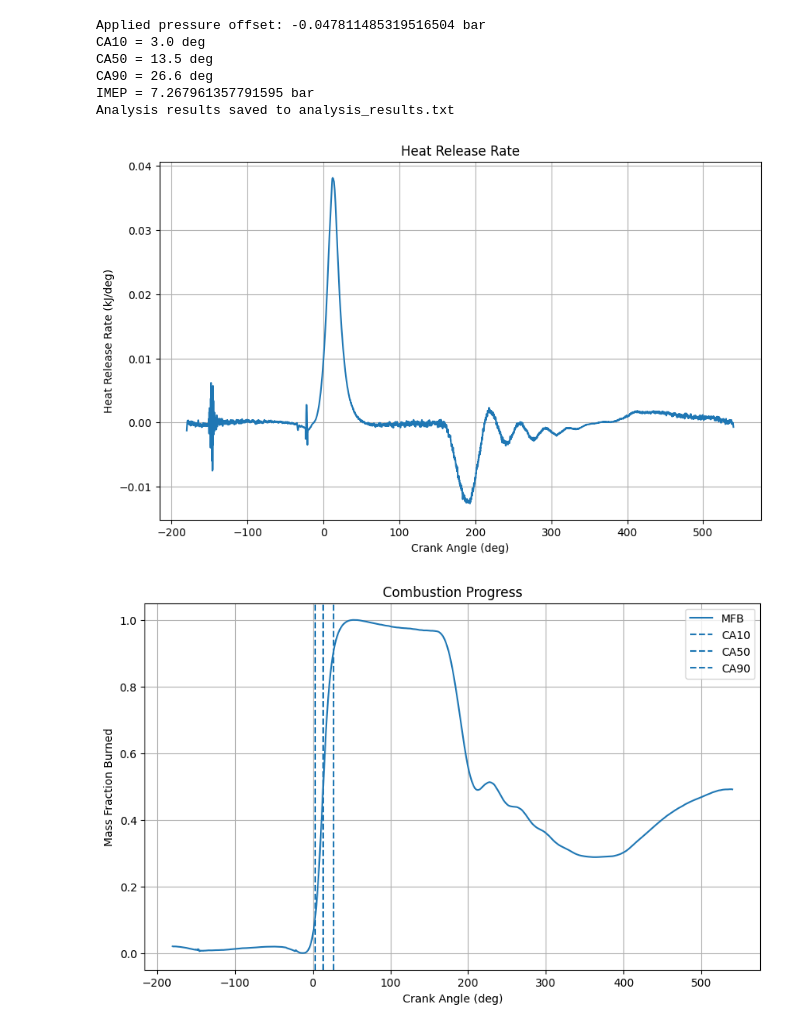
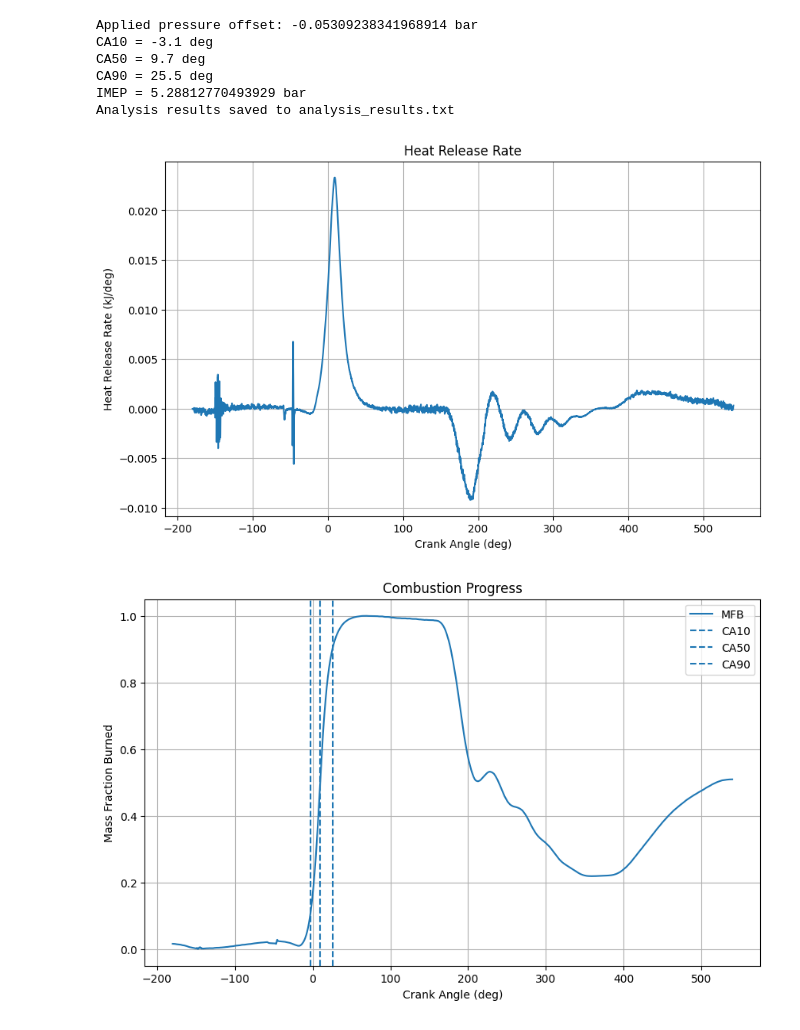
Before and after one commit to 2021tim/Analyze_Pressure_Profile, a Jupyter notebook: SOURCE/analyze_pressure_profile.ipynb, the cells around one changed output. Drawn from its saved outputs; the diff is of its cells as text; code cells hidden in the pictures.

```diff
--- a/SOURCE/analyze_pressure_profile.ipynb
+++ b/SOURCE/analyze_pressure_profile.ipynb
@@ -83,8 +83,9 @@ def combustion_solver(theta, p, V):
 # LOAD DATA
 # ------------------------------------------------
 
-file_path = "AR_MT_251017_11h31m56s_13542.txt"
-data = pd.read_csv(file_path, delim_whitespace=True, comment="#")
+file_path = "AR_MT_251028_16h41m51s_13581.txt"
+file_prefix = file_path.replace(".txt", "")
+data = pd.read_csv(file_path, sep='\s+', comment="#")
 
 theta = data["CAD[deg]"].to_numpy()
 p_cyl_bar = data["p_cyl[bar]"].to_numpy()
@@ -152,7 +153,7 @@ print("IMEP =", IMEP/1e5, "bar")
 
 output_data = np.column_stack([theta, p_filtered, gamma, T, HRR, CHR])
 header = "CAD[deg] p_filtered[Pa] gamma T[K] HRR[Pa*deg] CHR[Pa*deg]"
-np.savetxt("AR_MT_251017_11h31m56s_13542_analysis_results.txt", output_data, header=header, fmt="%.6e", comments='')
+np.savetxt(file_prefix + "_analysis_results.txt", output_data, header=header, fmt="%.6e", comments='')
 print("Analysis results saved to analysis_results.txt")
 
 # ------------------------------------------------
@@ -188,37 +189,37 @@ plt.grid()
 plt.show()
 
 plt.figure(figsize=(10,6))
 plt.plot(theta, gamma)
 plt.xlabel("Crank Angle (deg)")
 plt.ylabel("Gamma")
 plt.title("Specific Heat Ratio")
 plt.grid()
 plt.show()
 
 plt.figure(figsize=(10,6))
 plt.plot(V*1e6, p_filtered/1e5)
 plt.xlabel("Volume (cm³)")
 plt.ylabel("Pressure (bar)")
 plt.title("P-V Diagram")
 plt.grid()
 plt.show()
 
 plt.figure(figsize=(10,6))
 plt.plot(theta, p_cyl_bar, label="Original")
 plt.plot(theta, p_cyl_pegged/1e5, label="Pegged")
 plt.plot(theta, p_intake_bar, label="Intake")
 plt.xlabel("Crank Angle (deg)")
 plt.ylabel("Pressure (bar)")
 plt.title("Pressure Pegging Check")
 plt.legend()
 plt.grid()
 plt.show()
 # %% [output]
-Applied pressure offset: -0.047811485319516504 bar
-CA10 = 3.0 deg
-CA50 = 13.5 deg
-CA90 = 26.6 deg
-IMEP = 7.267961357791595 bar
+Applied pressure offset: -0.05309238341968914 bar
+CA10 = -3.1 deg
+CA50 = 9.7 deg
+CA90 = 25.5 deg
+IMEP = 5.28812770493929 bar
 Analysis results saved to analysis_results.txt
-[figure, old version]
+[figure, new version]
-[figure, old version]
+[figure, new version]
```
Also changed, not shown: parts of 2 cells of this notebook.
